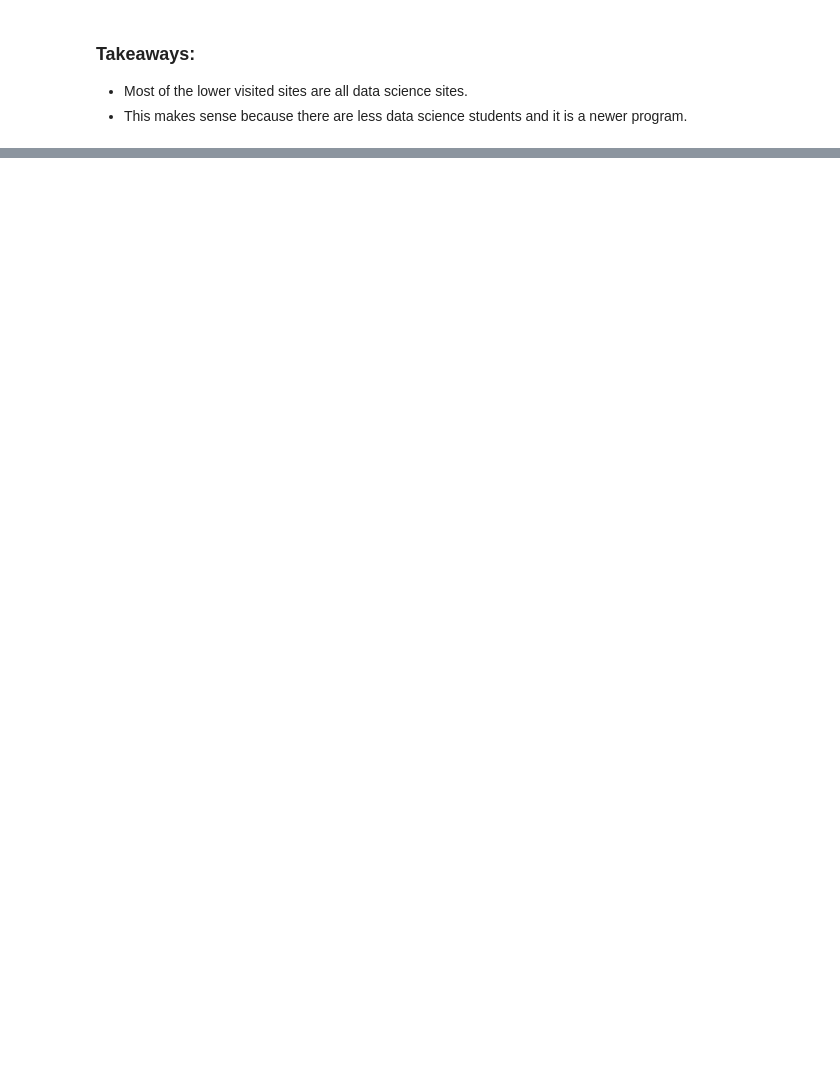
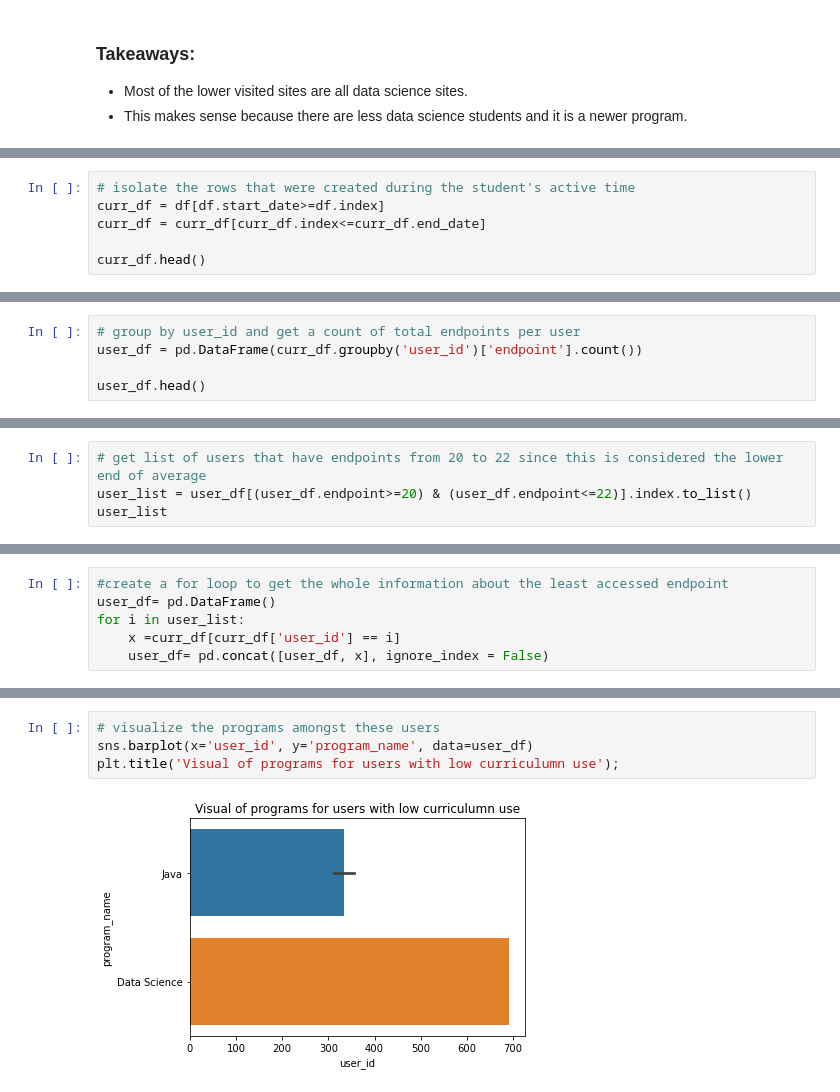
Before and after one commit to McElroy-and-Carter/ad-project, a Jupyter notebook: desiree_initial.ipynb, the cells around one changed output, grey strips where cells are left out. Saved outputs shown, nothing was run; the diff lists cells and outputs as text; blank space fills up the shorter version.

```diff
--- a/desiree_initial.ipynb
+++ b/desiree_initial.ipynb
@@ -264,0 +251,6 @@ TypeError: Invalid comparison between dtype=datetime64[ns] and ndarray
+# %%
+# isolate the rows that were created during the student's active time
+curr_df = df[df.start_date>=df.index]
+curr_df = curr_df[curr_df.index<=curr_df.end_date]
+
+curr_df.head()
@@ -264,0 +265,5 @@ TypeError: Invalid comparison between dtype=datetime64[ns] and ndarray
+# %%
+# group by user_id and get a count of total endpoints per user
+user_df = pd.DataFrame(curr_df.groupby('user_id')['endpoint'].count())
+
+user_df.head()
@@ -264,0 +358,4 @@ TypeError: Invalid comparison between dtype=datetime64[ns] and ndarray
+# %%
+# get list of users that have endpoints from 20 to 22 since this is considered the lower end of average
+user_list = user_df[(user_df.endpoint>=20) & (user_df.endpoint<=22)].index.to_list()
+user_list
@@ -264,0 +395,6 @@ TypeError: Invalid comparison between dtype=datetime64[ns] and ndarray
+# %%
+#create a for loop to get the whole information about the least accessed endpoint
+user_df= pd.DataFrame()
+for i in user_list:
+    x =curr_df[curr_df['user_id'] == i]
+    user_df= pd.concat([user_df, x], ignore_index = False)
@@ -264,0 +419,6 @@ TypeError: Invalid comparison between dtype=datetime64[ns] and ndarray
+# %%
+# visualize the programs amongst these users
+sns.barplot(x='user_id', y='program_name', data=user_df)
+plt.title('Visual of programs for users with low curriculumn use');
+# %% [output]
+[figure, added]
```
Also changed, not shown: parts of 35 cells of this notebook.
